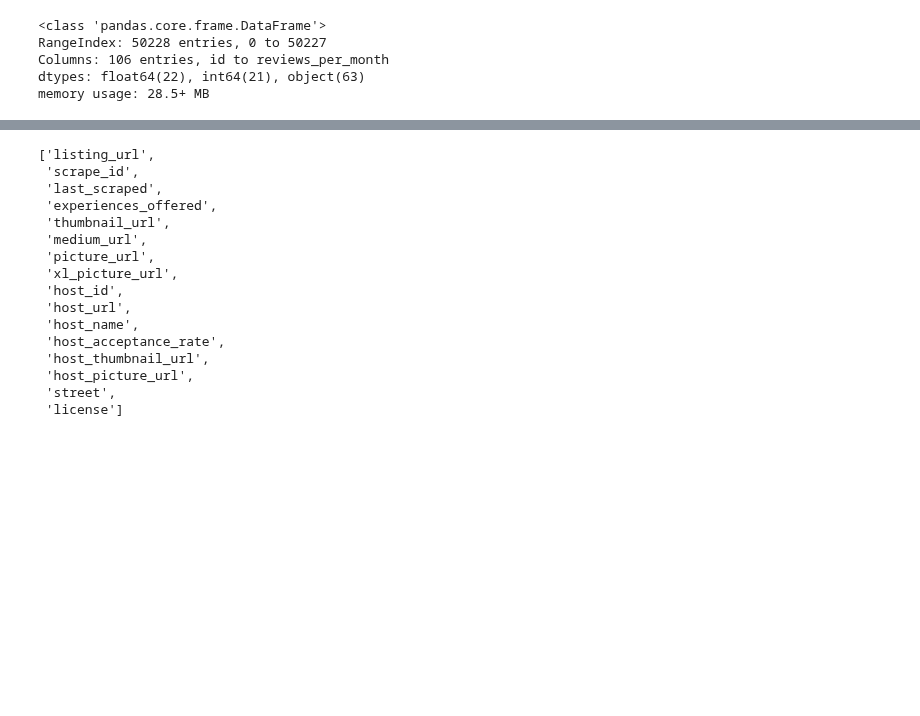
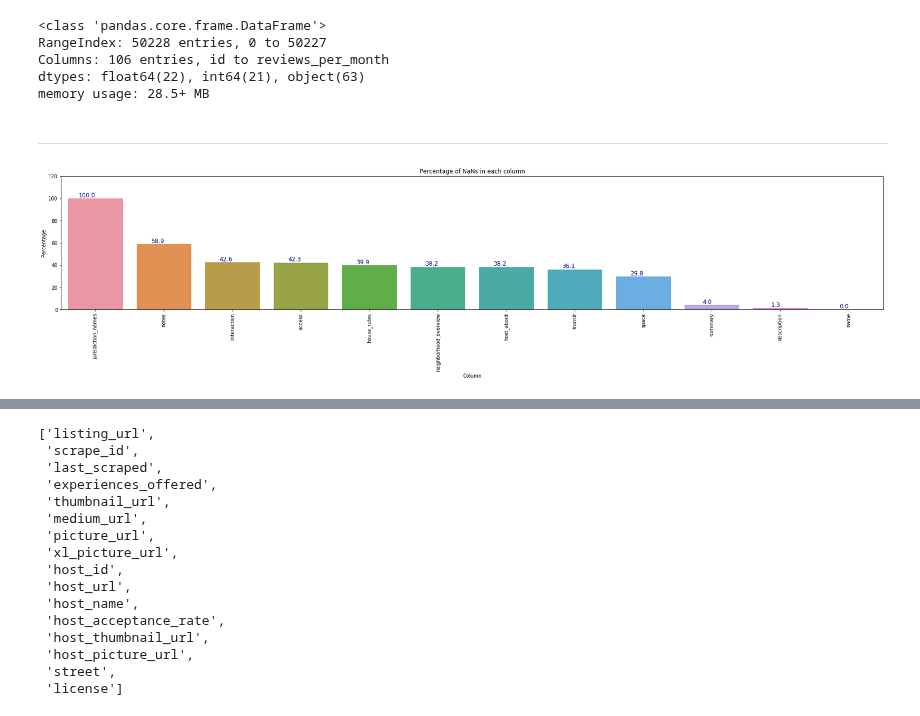
Before and after one commit to principal-miners/listings, a Jupyter notebook: ssh/NY_EDA_Cleaning.ipynb, the cells around one changed output, grey strips where cells are left out. Cells and saved outputs as stored; diff of their text form; code cells hidden in the pictures; blank space fills up the shorter version.

```diff
--- a/ssh/NY_EDA_Cleaning.ipynb
+++ b/ssh/NY_EDA_Cleaning.ipynb
@@ -81,3 +81,10 @@ nlp_cols = \
 
 ssh_cols_to_clean = remove_childlist_from_parentlist(col_list_1, cols_to_drop)
 ssh_cols_to_clean = remove_childlist_from_parentlist(ssh_cols_to_clean, nlp_cols)
+# %% [markdown]
+--------------------------------------------
+# %%
+nlp_listings = listings[nlp_cols]
+plot_nans(nlp_listings)
+# %% [output]
+[figure, added]
```
Also changed, not shown: parts of 3 cells of this notebook, 1 other file.
